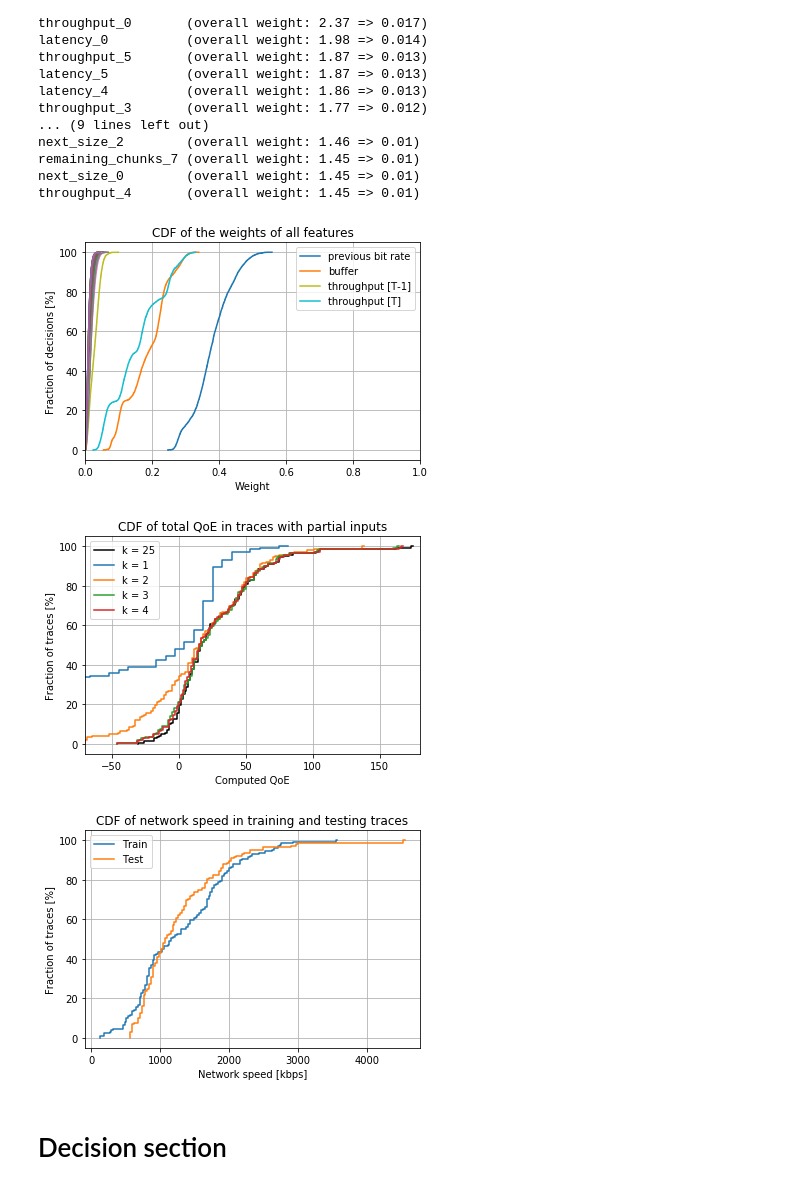
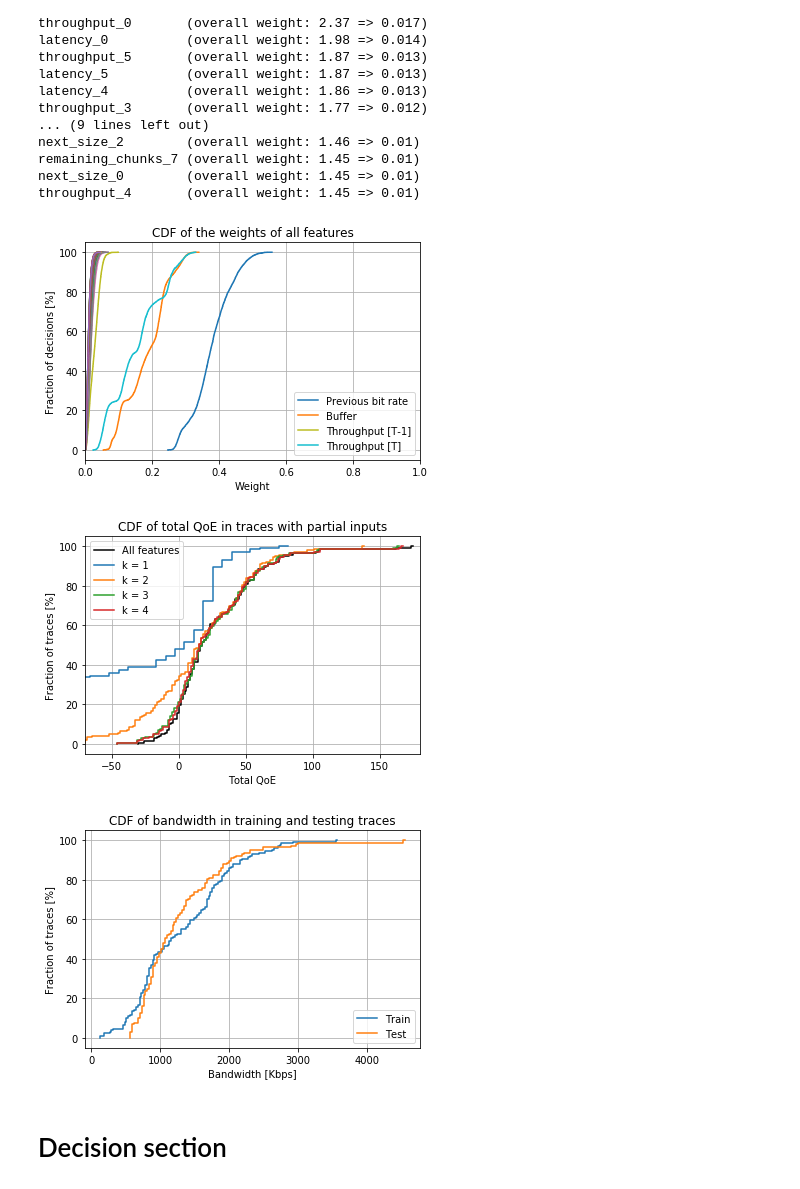
Before and after one commit to adethise/observing-rl-agents-netai2019, a Jupyter notebook: visualization.ipynb, the cells around one changed output. Drawn from its saved outputs; the diff is of its cells as text; code cells hidden in the pictures.

```diff
--- a/visualization.ipynb
+++ b/visualization.ipynb
@@ -1,3 +1,6 @@
+# %%
+SAVEFIG = False
+# Setting this to True will alter the matplotlib settings to save the figures in a format used in our paper
 # %%
 ###########
 # Imports #
@@ -14,9 +17,10 @@ from explainer import Explanation
 # Figures #
 ###########
 
-plt.rcParams.update({'figure.figsize': (15/2.54, 9/2.54)})
-#plt.rcParams.update({'figure.figsize': (25/2.54, 15/2.54)})
-#plt.rcParams.update({'figure.figsize': (75/2.54, 45/2.54)})
+if not SAVEFIG:
+    plt.rcParams.update({'figure.figsize': (15/2.54, 9/2.54)})
+else:
+    plt.rcParams.update({'figure.figsize': (15/2.54, 9/2.54/1.4), 'font.size': 13})
 
 exp = pickle.load(open('explanations/norway_car_12.explanation.pckl', 'rb'))
 f_weights = {feature: list() for feature in exp.base_features}
@@ -279,34 +371,33 @@ throughput_4       (overall weight: 1.45 => 0.01)
 # %%
 f_weights = {feature: list() for feature in exp.base_features}
 
 for f in ('explanations/' + f for f in os.listdir('explanations/') if f.startswith('norway')):
     exp = pickle.load(open(f, 'rb'))
     for k in exp.base_features:
         f_weights[k] += exp.weights_over_time(k).tolist()
 
-replace_str = {'last_quality_7': 'previous bit rate',
-               'buffer_7': 'buffer',
-               'throughput_6': 'throughput [T-1]',
-               'throughput_7': 'throughput [T]',
+replace_str = {'last_quality_7': 'Previous bit rate',
+               'buffer_7': 'Buffer',
+               'throughput_6': 'Throughput [T-1]',
+               'throughput_7': 'Throughput [T]',
               }
 
 for k in f_weights:
     h, edges = np.histogram(f_weights[k], density=True, bins=len(f_weights[k]))
     h = np.append([0], np.cumsum(h)/np.cumsum(h).max())
     #plt.step(edges, 100 * h, label = replace_str[k] k if max(f_weights[k]) > 0.08 else None)
     plt.step(edges, 100 * h, label = replace_str[k] if k in replace_str else None)
 
-plt.title(f'CDF of the weights of all features')
+if not SAVEFIG: plt.title(f'CDF of the weights of all features')
 plt.xlabel('Weight')
 plt.ylabel('Fraction of decisions [%]')
 plt.xlim((0,1))
-plt.legend()
+plt.legend(loc='lower right')
 plt.grid()
 
-plt.savefig(savedir + 'input_weight_cdf.pdf', transparent=True)
-#plt.show()
+if SAVEFIG: plt.savefig(savedir + 'input_weight_cdf.pdf', transparent=True, bbox_inches="tight")
 # %% [output]
-[figure, old version]
+[figure, new version]
 # %%
 qoes = list()
 avg_qoes = dict()
@@ -316,7 +407,7 @@ for trace in os.listdir('exec_traces/normal_agent/'):
 
 h, edges = np.histogram(qoes, density=True, bins=len(qoes))
 h = np.append([0], np.cumsum(h)/np.cumsum(h).max())
-plt.step(edges, 100 * h, 'k', label = 'k = 25')
+plt.step(edges, 100 * h, 'k', label = 'All features')
 avg_qoes[25] = round(np.mean(qoes), 1), round(np.std(qoes), 1)
 
 
@@ -332,17 +423,16 @@ for i in [1, 2, 3, 4]:
     plt.step(edges, 100 * h, label = f'k = {i}')
     avg_qoes[i] = round(np.mean(qoes), 1), round(np.std(qoes), 1)
 
-plt.xlabel('Computed QoE')
+plt.xlabel('Total QoE')
 plt.xlim(-70, 180)
 plt.ylabel('Fraction of traces [%]')
-plt.title('CDF of total QoE in traces with partial inputs')
+if not SAVEFIG: plt.title('CDF of total QoE in traces with partial inputs')
 plt.legend()
 plt.grid()
 
-plt.savefig(savedir + 'input_feature_exclusion.pdf', transparent=True)
-#plt.show()
+if SAVEFIG: plt.savefig(savedir + 'input_feature_exclusion.pdf', transparent=True, bbox_inches="tight")
 # %% [output]
-[figure, old version]
+[figure, new version]
 # %%
 speeds = list()
 for trace in os.listdir('net_traces/train_traces/'):
@@ -376,19 +466,18 @@ h, edges = np.histogram(speeds, density=True, bins=len(speeds))
 h = np.append([0], np.cumsum(h)/np.cumsum(h).max())
 plt.step(edges, 100 * h, label = 'Test')
 
-plt.xlabel('Network speed [kbps]')
+plt.xlabel('Bandwidth [Kbps]')
 plt.ylabel('Fraction of traces [%]')
-plt.title('CDF of network speed in training and testing traces')
-plt.legend()
+if not SAVEFIG: plt.title('CDF of bandwidth in training and testing traces')
+plt.legend(loc='lower right')
 
 #plt.xticks(np.arange(0, 4700, 100))
 #plt.yticks(np.arange(0, 1, 0.05))
 plt.grid()
 
-plt.savefig(savedir + 'input_train_test_comparison.pdf', transparent=True)
-#plt.show()
+if SAVEFIG: plt.savefig(savedir + 'input_train_test_comparison.pdf', transparent=True, bbox_inches="tight")
 # %% [output]
-[figure, old version]
+[figure, new version]
 # %% [markdown]
 # Decision section
 # %%
```
Also changed, not shown: parts of 16 cells of this notebook, 16 other files.
